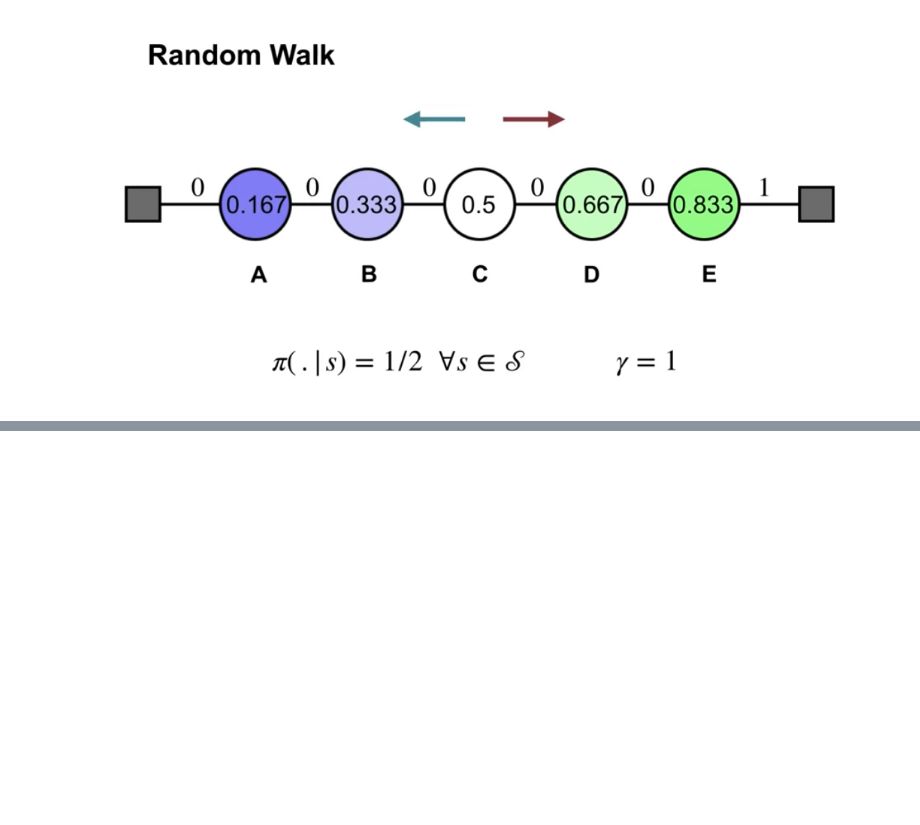
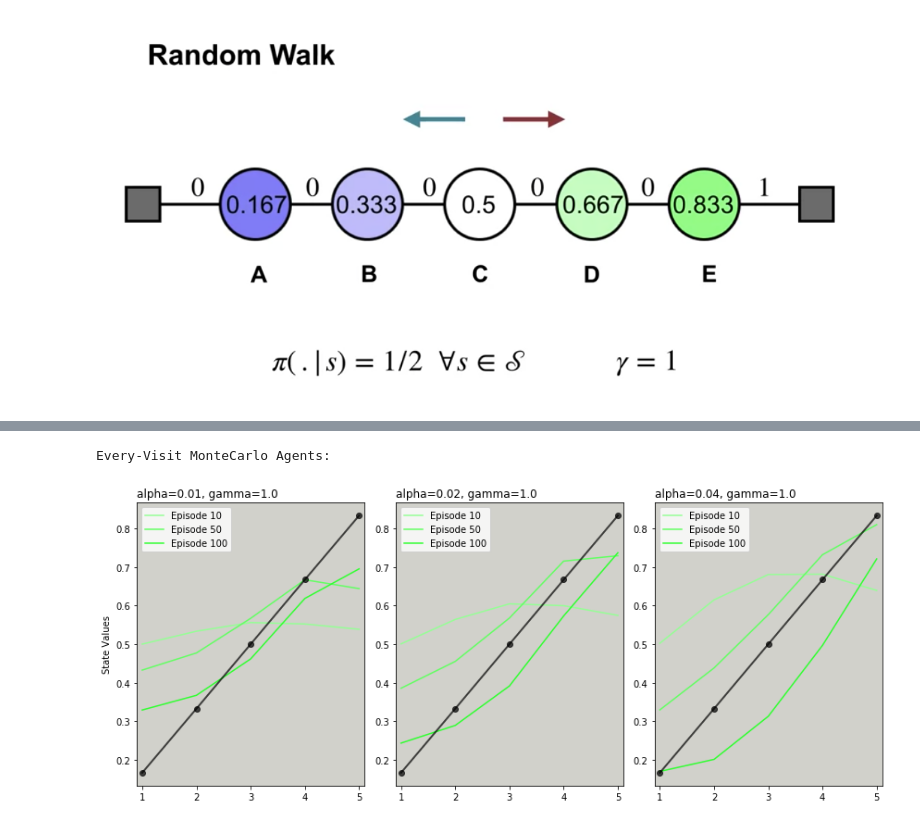
Before and after one commit to SebastienMc/Wee-RL-Notes, a Jupyter notebook: 6.1_MC v TD Learning.ipynb, the cells around one changed output, grey strips where cells are left out. Cells and saved outputs as stored; diff of their text form; code cells hidden in the pictures; blank space fills up the shorter version.

```diff
--- a/6.1_MC v TD Learning.ipynb
+++ b/6.1_MC v TD Learning.ipynb
@@ -274,0 +299,9 @@ plt.tight_layout()
+# %%
+print('Every-Visit MonteCarlo Agents:')
+plot_learning(checkpoint_values['MCe1'],
+              checkpoint_values['MCe2'],
+              checkpoint_values['MCe4'],
+              '0.01', '0.02', '0.04', colours2)
+# %% [output]
+Every-Visit MonteCarlo Agents:
+[figure, added]
```
Also changed, not shown: parts of 18 cells of this notebook.
